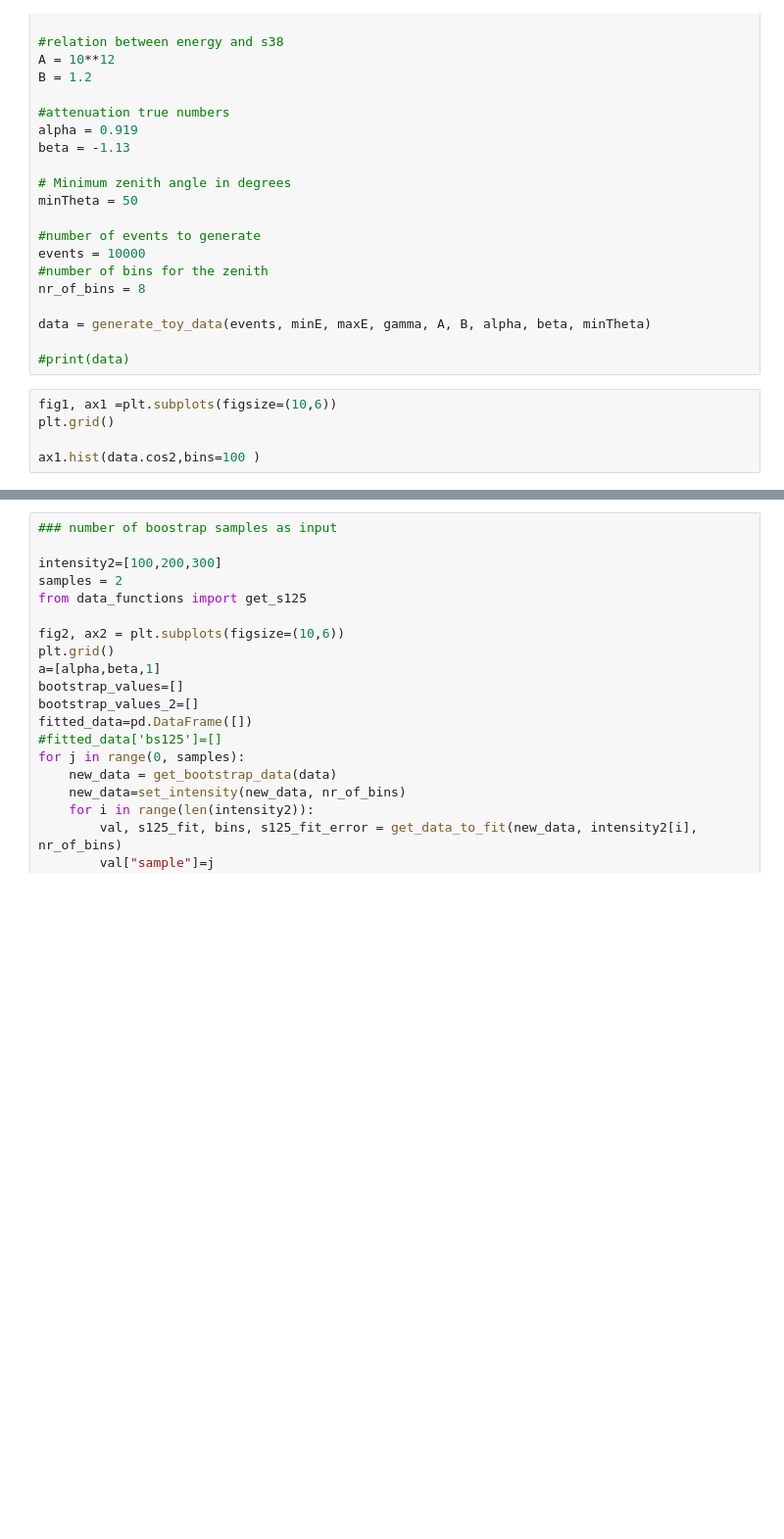
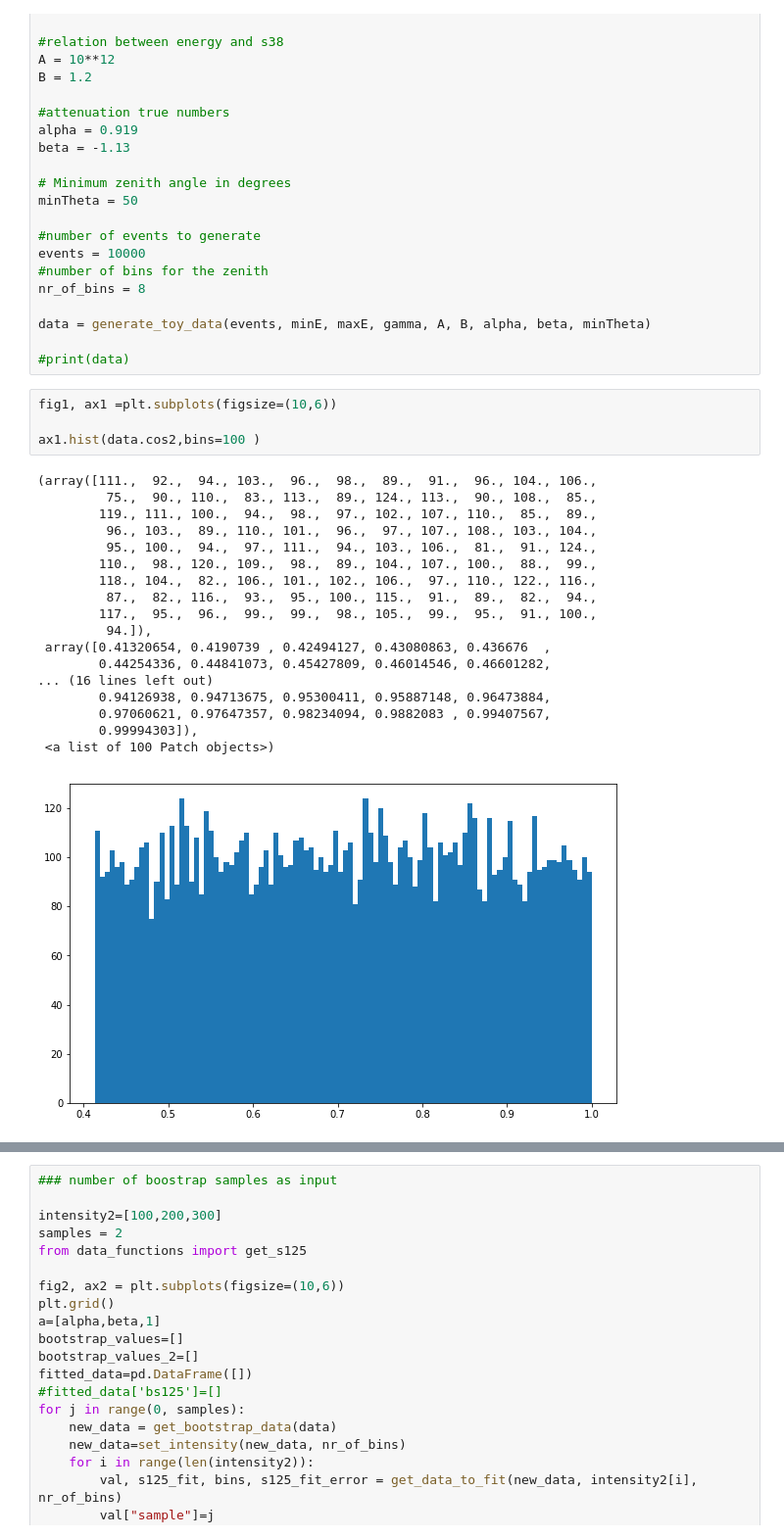
Before and after one commit to njohnsto/stage, a Jupyter notebook: cic_att/GenData.ipynb, the cells around one changed output, grey strips where cells are left out. Shown: that part at 98% size. Saved outputs shown, nothing was run; the diff lists cells and outputs as text; blank space fills up the shorter version.

Commit message:
some graphics

```diff
--- a/cic_att/GenData.ipynb
+++ b/cic_att/GenData.ipynb
@@ -41,9 +41,27 @@ data = generate_toy_data(events, minE, maxE, gamma, A, B, alpha, beta, minTheta)
 #print(data)
 # %%
 fig1, ax1 =plt.subplots(figsize=(10,6))
-plt.grid()
 
 ax1.hist(data.cos2,bins=100 )
+# %% [output]
+(array([111.,  92.,  94., 103.,  96.,  98.,  89.,  91.,  96., 104., 106.,
+         75.,  90., 110.,  83., 113.,  89., 124., 113.,  90., 108.,  85.,
+        119., 111., 100.,  94.,  98.,  97., 102., 107., 110.,  85.,  89.,
+         96., 103.,  89., 110., 101.,  96.,  97., 107., 108., 103., 104.,
+         95., 100.,  94.,  97., 111.,  94., 103., 106.,  81.,  91., 124.,
+        110.,  98., 120., 109.,  98.,  89., 104., 107., 100.,  88.,  99.,
+        118., 104.,  82., 106., 101., 102., 106.,  97., 110., 122., 116.,
+         87.,  82., 116.,  93.,  95., 100., 115.,  91.,  89.,  82.,  94.,
+        117.,  95.,  96.,  99.,  99.,  98., 105.,  99.,  95.,  91., 100.,
+         94.]),
+ array([0.41320654, 0.4190739 , 0.42494127, 0.43080863, 0.436676  ,
+        0.44254336, 0.44841073, 0.45427809, 0.46014546, 0.46601282,
+... (16 lines left out)
+        0.94126938, 0.94713675, 0.95300411, 0.95887148, 0.96473884,
+        0.97060621, 0.97647357, 0.98234094, 0.9882083 , 0.99407567,
+        0.99994303]),
+ <a list of 100 Patch objects>)
+[figure, added]
 # %%
 #### fit the attenuation curve
 data,groups = set_intensity(data, nr_of_bins)
```
Also changed, not shown: parts of 6 cells of this notebook.
